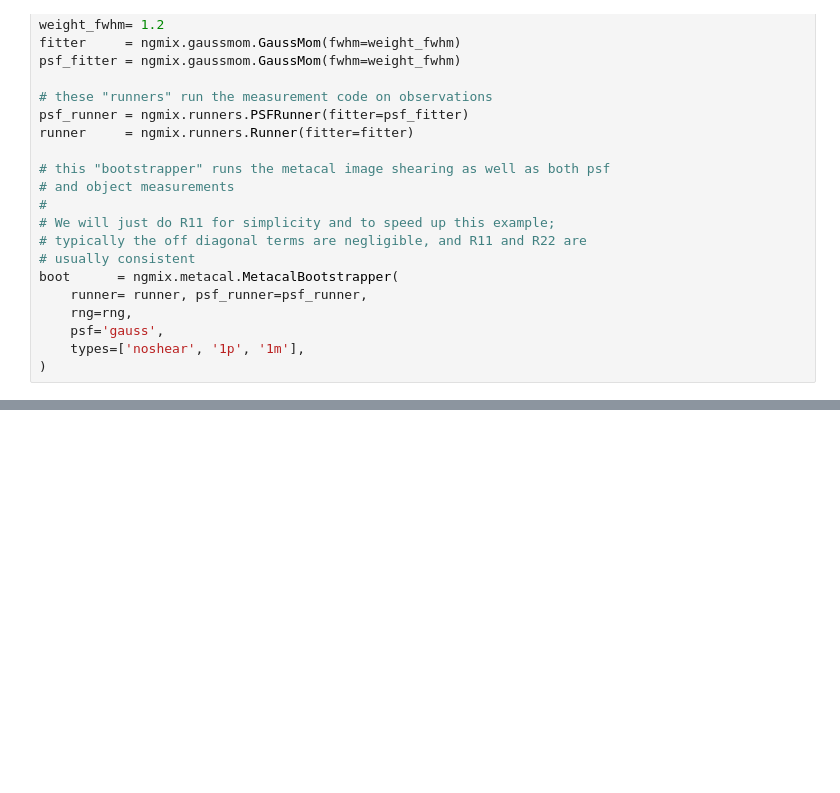
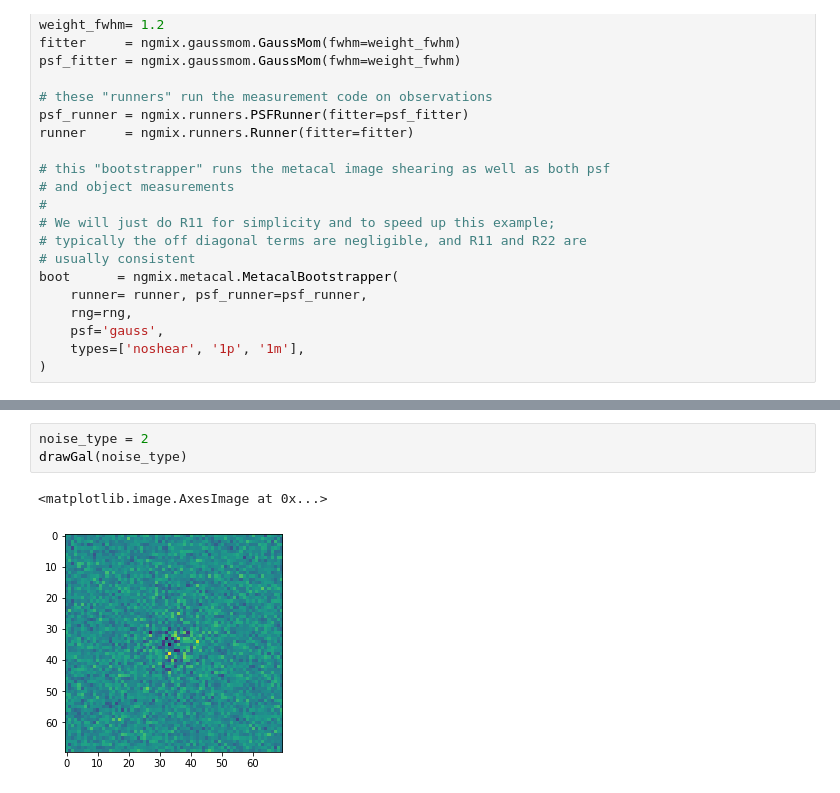
Before and after one commit to norrisbach/Metacal, a Jupyter notebook: metacal.ipynb, the cells around one changed output, grey strips where cells are left out. Saved outputs shown, nothing was run; the diff lists cells and outputs as text; blank space fills up the shorter version.

```diff
--- a/metacal.ipynb
+++ b/metacal.ipynb
@@ -268,0 +312,6 @@ drawGal()
+# %%
+noise_type = 2
+drawGal(noise_type)
+# %% [output]
+<matplotlib.image.AxesImage at 0x...>
+[figure, added]
```
Also changed, not shown: parts of 5 cells of this notebook.
